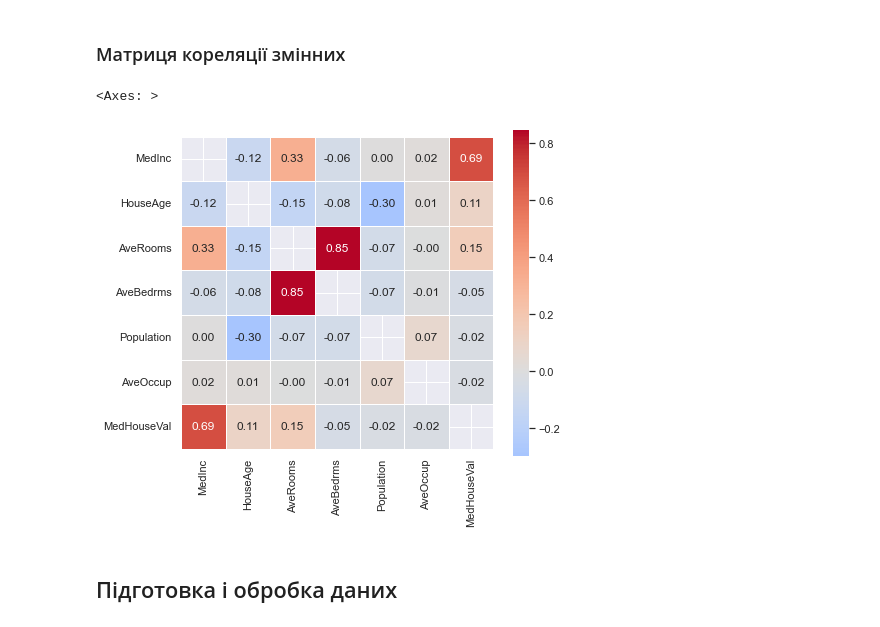
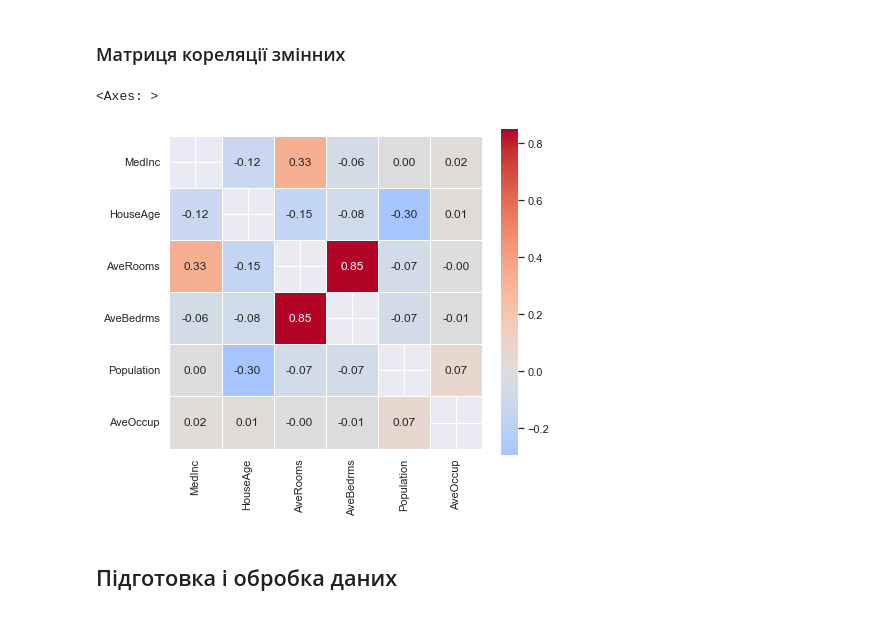
Before and after one commit to goitacademy/MACHINE-LEARNING-NEO, a Jupyter notebook: notebooks/mod_02_topic_03_linear_regression.ipynb, the cells around one changed output. Cells and saved outputs as stored; diff of their text form; code cells hidden in the pictures.

```diff
--- a/notebooks/mod_02_topic_03_linear_regression.ipynb
+++ b/notebooks/mod_02_topic_03_linear_regression.ipynb
@@ -17,5 +17,7 @@ from sklearn.preprocessing import StandardScaler, PolynomialFeatures
 ### Знайомство з даними
 # %%
 california_housing = fetch_california_housing(as_frame=True)
-california_housing.data.head()
+
+data = california_housing['frame']
+data.head()
 # %% [output]
@@ -38,0 +32,3 @@ Name: MedHouseVal, dtype: float64
+# %%
+target = data.pop('MedHouseVal')
+target.head()
@@ -122,27 +124,27 @@ Text(0.5, 1.0, 'Median house value depending of\n their spatial location')
 ### Матриця кореляції змінних
 # %%
 columns_drop = ['Longitude', 'Latitude']
-subset = california_housing.frame.drop(columns=columns_drop)
+subset = data.drop(columns=columns_drop)
 
 corr_mtx = subset.corr()
 
 mask_mtx = np.zeros_like(corr_mtx)
 np.fill_diagonal(mask_mtx, 1)
 
 fig, ax = plt.subplots(figsize=(7, 6))
 
 sns.heatmap(subset.corr(),
             cmap='coolwarm',
             center=0,
             annot=True,
             fmt='.2f',
             linewidth=0.5,
             square=True,
             mask=mask_mtx,
             ax=ax)
 # %% [output]
 <Axes: >
-[figure, old version]
+[figure, new version]
 # %% [markdown]
 ## Підготовка і обробка даних
 # %% [markdown]
```
Also changed, not shown: parts of 9 cells of this notebook, 7 other files.
